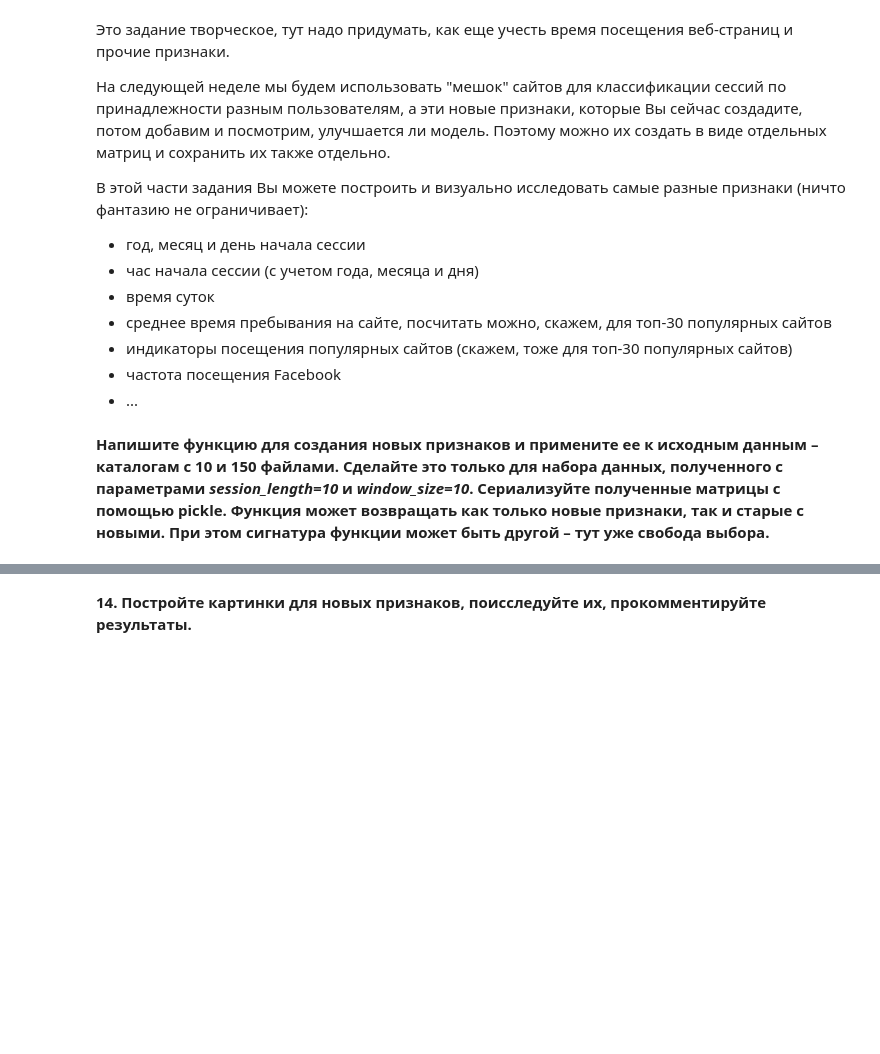
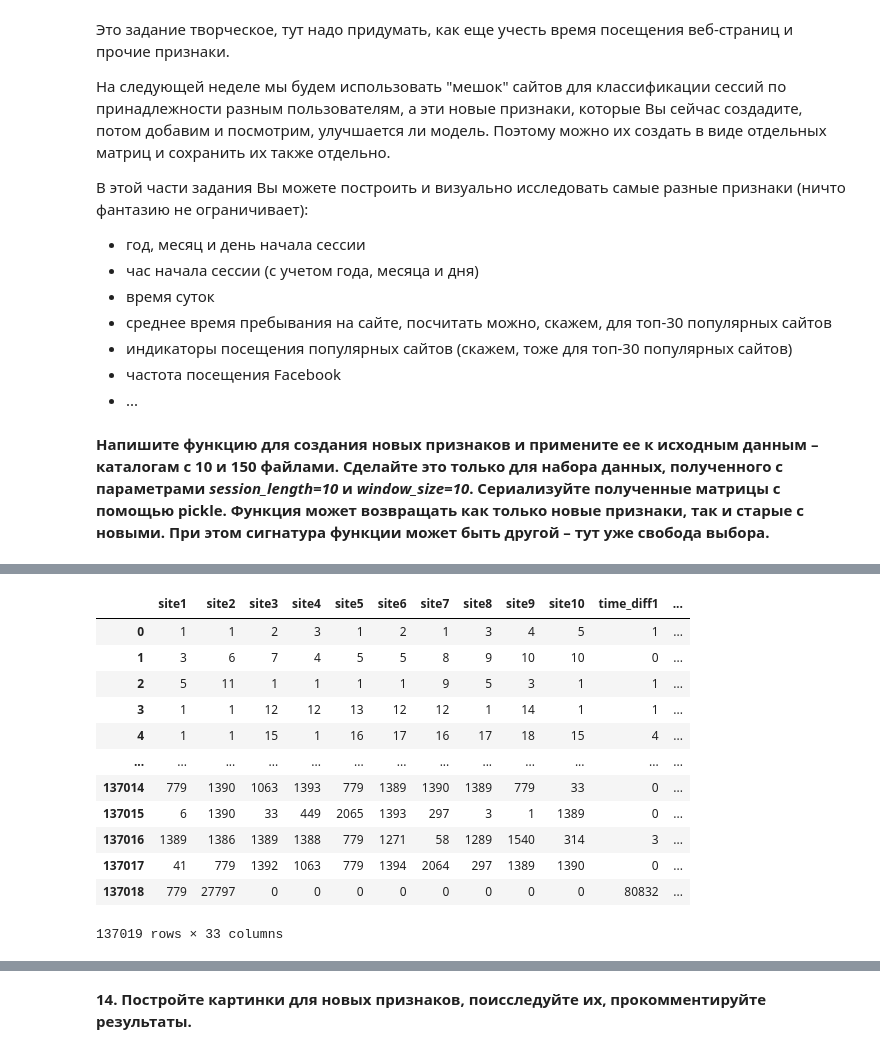
Before and after one commit to Uniholder/Specialization-Yandex-MIPT, a Jupyter notebook: 6_Final_projects/User_identification/week3_original.ipynb, the cells around one changed output, grey strips where cells are left out. Drawn from its saved outputs; the diff is of its cells as text; code cells hidden in the pictures; blank space fills up the shorter version.

Commit message:
week3 part2 final part3 part4 partial week456 initial

```diff
--- a/6_Final_projects/User_identification/week3_original.ipynb
+++ b/6_Final_projects/User_identification/week3_original.ipynb
@@ -70,7 +70,7 @@ def session_string(session_it, session_length):
     except StopIteration:
         return
 # %%
-def user_features(file, session_length, window_size, site_map, user_id):
+def feature_engineering(file, session_length, window_size, site_map, user_id):
     '''
     Генератор
     Создаёт массив признаков пользователя
@@ -127,21 +127,19 @@ def prepare_train_set_with_fe(path_to_csv_files, site_freq_path, feature_names,
     Преобразует набор файлов в датасет: строка - сессия
     '''
 
-    site_dict = []
     train_set, user_ids = [], []
 
     # скачиваем словарь сайтов
-    with open(site_freq_path, 'rb') as f:
-        site_dict.append(pickle.load(f))
-    site_map = {k: v[0] for k, v in site_dict[0].items()}
+    site_dict = pd.read_pickle(site_freq_path)
+    site_map = {k: v[0] for k, v in site_dict.items()}
 
-
+    # выражаем
     for file_ in tqdm(glob(os.path.join(path_to_csv_files, '*'))): # '*'
         user_id = int(os.path.splitext(os.path.basename(file_))[0][-4:]) # берём user id из имени файла
         with open(file_) as f:
             f.readline() # пропускаем первую строку
             # итерируемся по сессиям одного пользователя
-            for session in user_features(f, session_length, window_size, site_map, user_id):
+            for session in feature_engineering(f, session_length, window_size, site_map, user_id):
                 train_set.append(session)
                 user_ids.append(user_id)
 
@@ -377,0 +496,11 @@ new_features_10users = feature_engineering ''' ВАШ КОД ЗДЕСЬ '''
+# %%
+# проверка
+feature_names = ['site' + str(i) for i in range(1,11)] + \
+                ['time_diff' + str(j) for j in range(1,10)] + \
+                ['session_timespan', '#unique_sites', 'start_hour',
+                 'start_day_of_week', 'start_year', 'start_month', 'start_day', 'is_weekend', 'start_hour',
+                 'day_time', 'visit_mean_time', 'facebook_visited', 'popular_share', 'target']
+train_data_fe  = prepare_train_set_with_fe(os.path.join(PATH_TO_DATA, '3users'),
+                                            site_freq_path=os.path.join(PATH_TO_DATA, 'site_freq_3users.pkl'),
+                                            feature_names=feature_names, session_length=10)
+train_data_fe
@@ -377,0 +528,7 @@ new_features_10users = feature_engineering ''' ВАШ КОД ЗДЕСЬ '''
+# %%
+%%time
+train_data_150users = prepare_train_set_with_fe(
+    os.path.join(PATH_TO_DATA, '150users'),
+    site_freq_path=os.path.join(PATH_TO_DATA, 'site_freq_150users.pkl'),
+    feature_names=feature_names, session_length=10
+)
@@ -377,0 +537,16 @@ new_features_10users = feature_engineering ''' ВАШ КОД ЗДЕСЬ '''
+# %%
+train_data_150users
+# %% [output]
+|  | site1 | site2 | site3 | site4 | site5 | site6 | site7 | site8 | site9 | site10 | time_diff1 | ... |
+| 0 | 1 | 1 | 2 | 3 | 1 | 2 | 1 | 3 | 4 | 5 | 1 | ... |
+| 1 | 3 | 6 | 7 | 4 | 5 | 5 | 8 | 9 | 10 | 10 | 0 | ... |
+| 2 | 5 | 11 | 1 | 1 | 1 | 1 | 9 | 5 | 3 | 1 | 1 | ... |
+| 3 | 1 | 1 | 12 | 12 | 13 | 12 | 12 | 1 | 14 | 1 | 1 | ... |
+| 4 | 1 | 1 | 15 | 1 | 16 | 17 | 16 | 17 | 18 | 15 | 4 | ... |
+| ... | ... | ... | ... | ... | ... | ... | ... | ... | ... | ... | ... | ... |
+| 137014 | 779 | 1390 | 1063 | 1393 | 779 | 1389 | 1390 | 1389 | 779 | 33 | 0 | ... |
+| 137015 | 6 | 1390 | 33 | 449 | 2065 | 1393 | 297 | 3 | 1 | 1389 | 0 | ... |
+| 137016 | 1389 | 1386 | 1389 | 1388 | 779 | 1271 | 58 | 1289 | 1540 | 314 | 3 | ... |
+| 137017 | 41 | 779 | 1392 | 1063 | 779 | 1394 | 2064 | 297 | 1389 | 1390 | 0 | ... |
+| 137018 | 779 | 27797 | 0 | 0 | 0 | 0 | 0 | 0 | 0 | 0 | 80832 | ... |
+137019 rows × 33 columns
```
Also changed, not shown: parts of 31 cells of this notebook, 2 other files.
